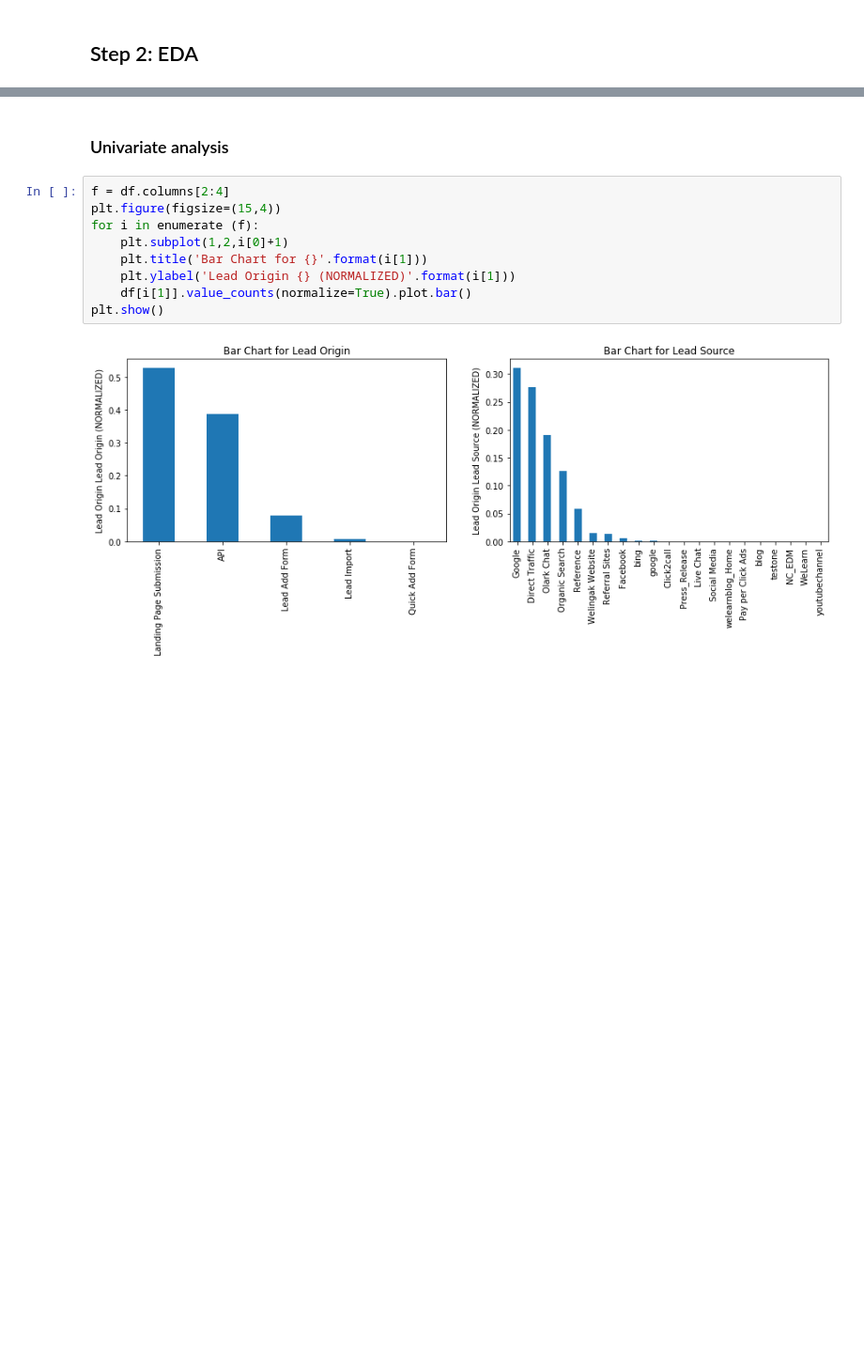
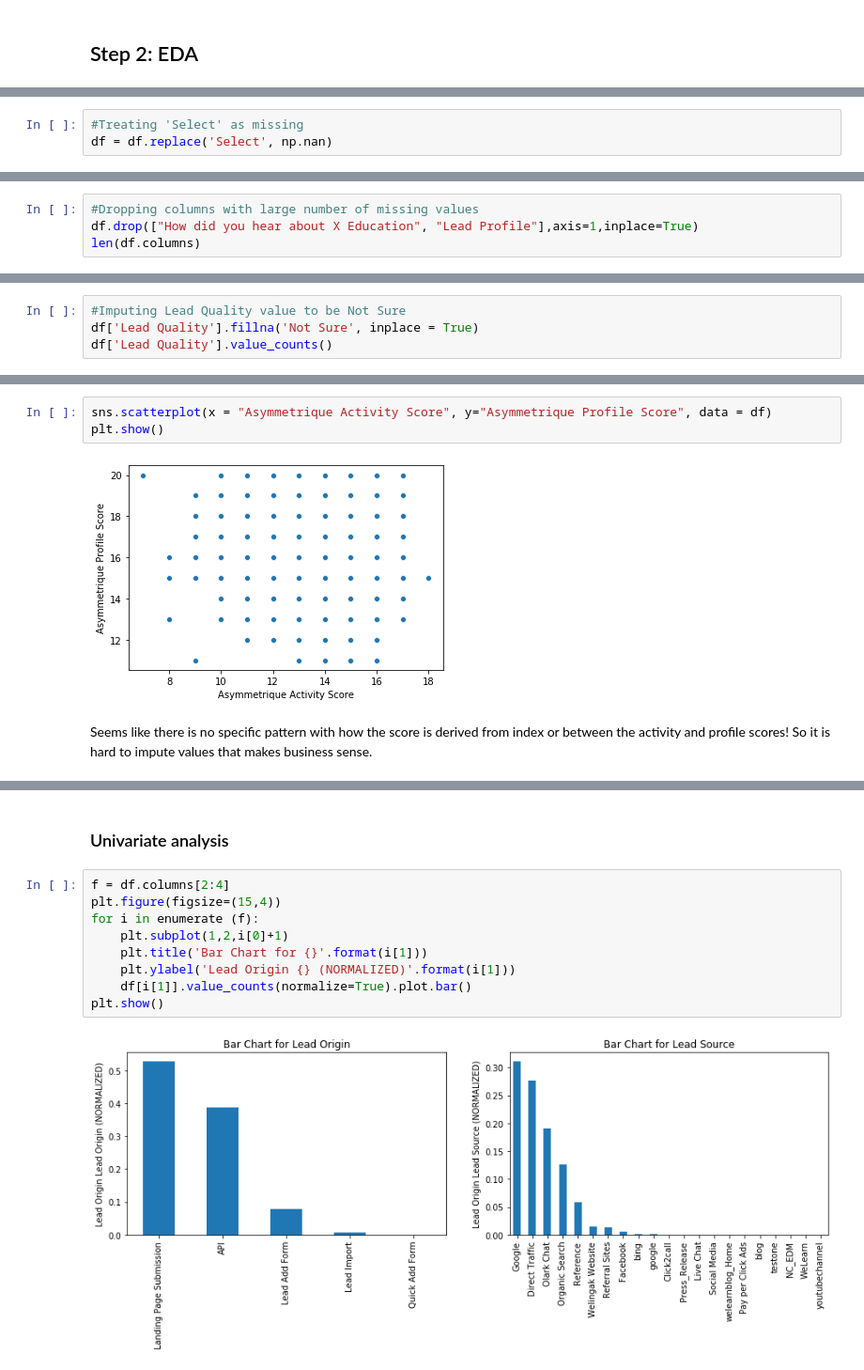
Before and after one commit to shaunakbatra/Project, a Jupyter notebook: Lead Scoring Case Study.ipynb, the cells around one changed output, grey strips where cells are left out. Shown: that part at 94% size. Cells and saved outputs as stored; diff of their text form; blank space fills up the shorter version.

Commit message:
Completed missing values treatment

```diff
--- a/Lead Scoring Case Study.ipynb
+++ b/Lead Scoring Case Study.ipynb
@@ -99,0 +112,3 @@ dtype: float64
+# %%
+#Treating 'Select' as missing
+df = df.replace('Select', np.nan)
@@ -99,0 +142,4 @@ dtype: float64
+# %%
+#Dropping columns with large number of missing values
+df.drop(["How did you hear about X Education", "Lead Profile"],axis=1,inplace=True)
+len(df.columns)
@@ -99,0 +179,4 @@ dtype: float64
+# %%
+#Imputing Lead Quality value to be Not Sure
+df['Lead Quality'].fillna('Not Sure', inplace = True)
+df['Lead Quality'].value_counts()
@@ -99,0 +210,8 @@ dtype: float64
+# %%
+sns.scatterplot(x = "Asymmetrique Activity Score", y="Asymmetrique Profile Score", data = df)
+plt.show()
+# %% [output]
+[figure, added]
+# %% [markdown]
+Seems like there is no specific pattern with how the score is derived from index or between the activity and profile scores!
+So it is hard to impute values that makes business sense.
```
Also changed, not shown: parts of 45 cells of this notebook.
